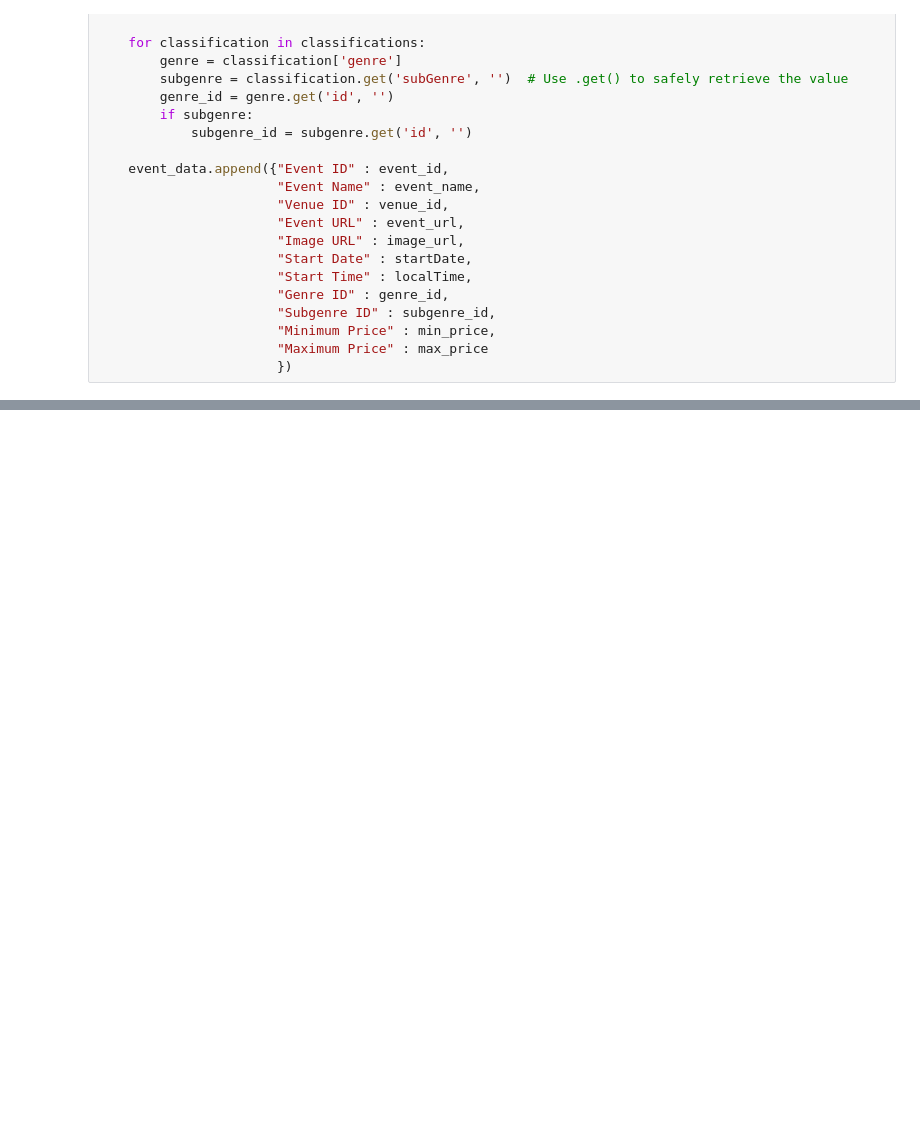
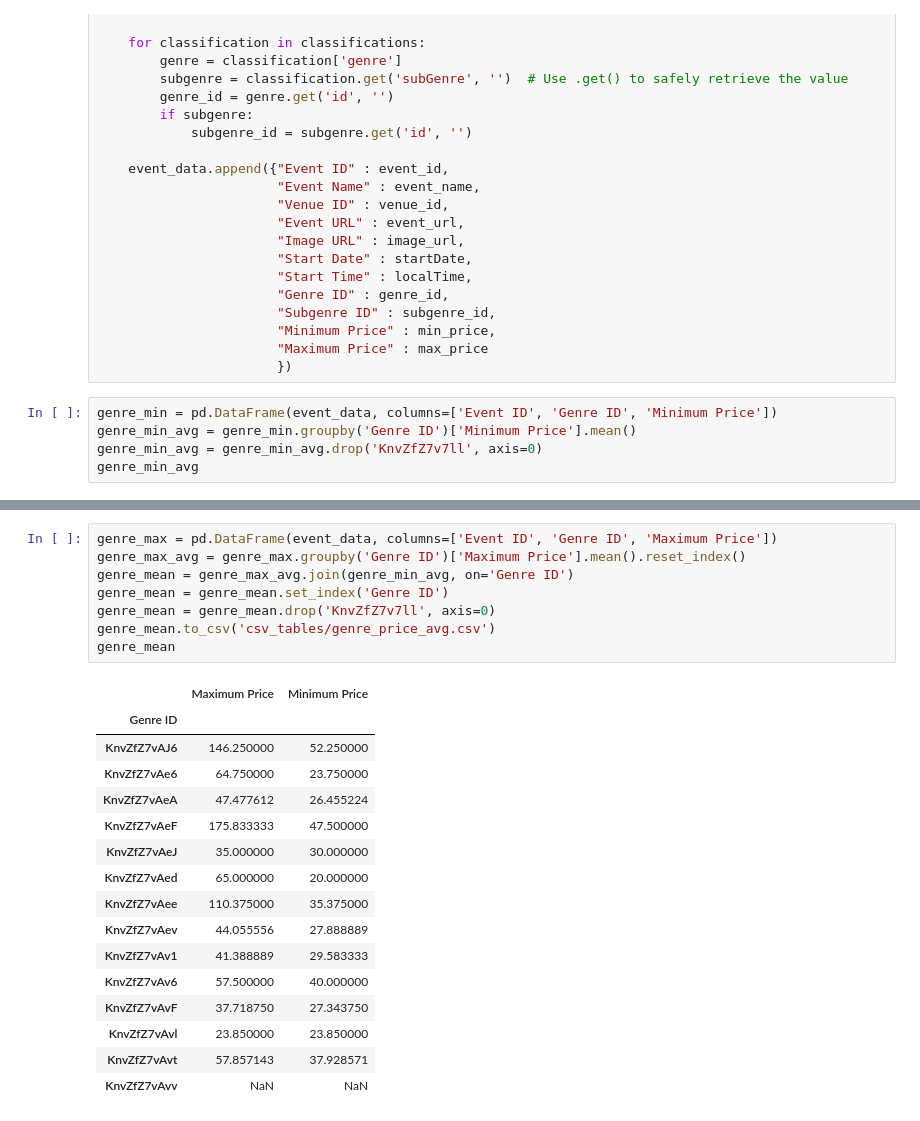
Before and after one commit to chanellelgonzalez/Project03_Visualization_SHOWWW, a Jupyter notebook: ticket_dev_api_import.ipynb, the cells around one changed output, grey strips where cells are left out. Cells and saved outputs as stored; diff of their text form; blank space fills up the shorter version.

```diff
--- a/ticket_dev_api_import.ipynb
+++ b/ticket_dev_api_import.ipynb
@@ -270,3 +273,8 @@ for event in event_json:
                        "Minimum Price" : min_price,
                        "Maximum Price" : max_price
                        })
+# %%
+genre_min = pd.DataFrame(event_data, columns=['Event ID', 'Genre ID', 'Minimum Price'])
+genre_min_avg = genre_min.groupby('Genre ID')['Minimum Price'].mean()
+genre_min_avg = genre_min_avg.drop('KnvZfZ7v7ll', axis=0)
+genre_min_avg
@@ -273,3 +298,28 @@ for event in event_json:
+# %%
+genre_max = pd.DataFrame(event_data, columns=['Event ID', 'Genre ID', 'Maximum Price'])
+genre_max_avg = genre_max.groupby('Genre ID')['Maximum Price'].mean().reset_index()
+genre_mean = genre_max_avg.join(genre_min_avg, on='Genre ID')
+genre_mean = genre_mean.set_index('Genre ID')
+genre_mean = genre_mean.drop('KnvZfZ7v7ll', axis=0)
+genre_mean.to_csv('csv_tables/genre_price_avg.csv')
+genre_mean
+# %% [output]
+|  | Maximum Price | Minimum Price |
+| Genre ID |  |  |
+| KnvZfZ7vAJ6 | 146.250000 | 52.250000 |
+| KnvZfZ7vAe6 | 64.750000 | 23.750000 |
+| KnvZfZ7vAeA | 47.477612 | 26.455224 |
+| KnvZfZ7vAeF | 175.833333 | 47.500000 |
+| KnvZfZ7vAeJ | 35.000000 | 30.000000 |
+| KnvZfZ7vAed | 65.000000 | 20.000000 |
+| KnvZfZ7vAee | 110.375000 | 35.375000 |
+| KnvZfZ7vAev | 44.055556 | 27.888889 |
+| KnvZfZ7vAv1 | 41.388889 | 29.583333 |
+| KnvZfZ7vAv6 | 57.500000 | 40.000000 |
+| KnvZfZ7vAvF | 37.718750 | 27.343750 |
+| KnvZfZ7vAvl | 23.850000 | 23.850000 |
+| KnvZfZ7vAvt | 57.857143 | 37.928571 |
+| KnvZfZ7vAvv | NaN | NaN |
 # %%
 if seatMap:
         seatMapUrl_list.append({'Venue ID' : venue_id,
```
Also changed, not shown: parts of 5 cells of this notebook, 4 other files.
